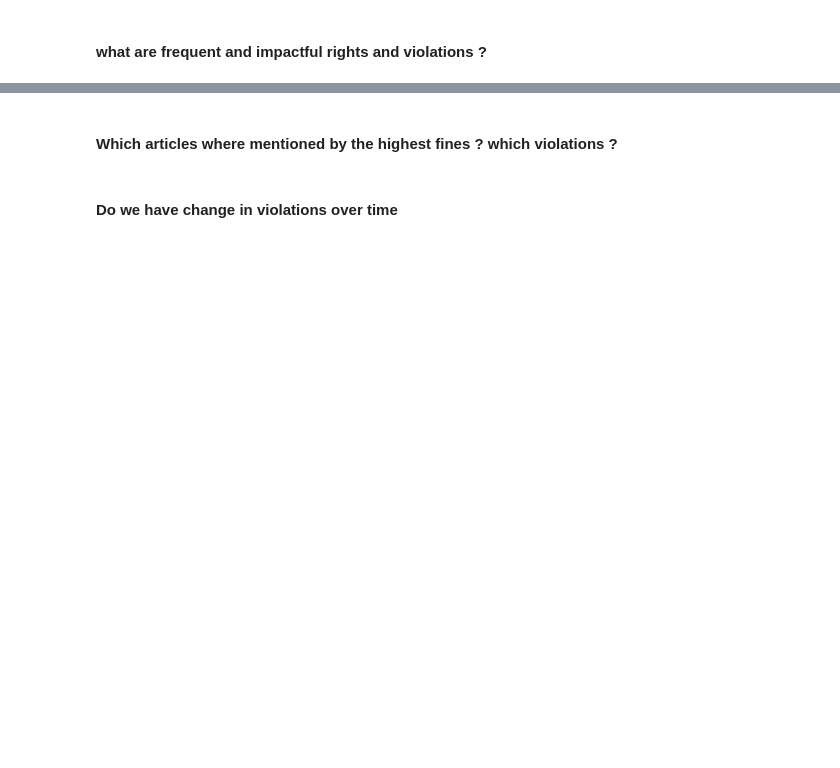
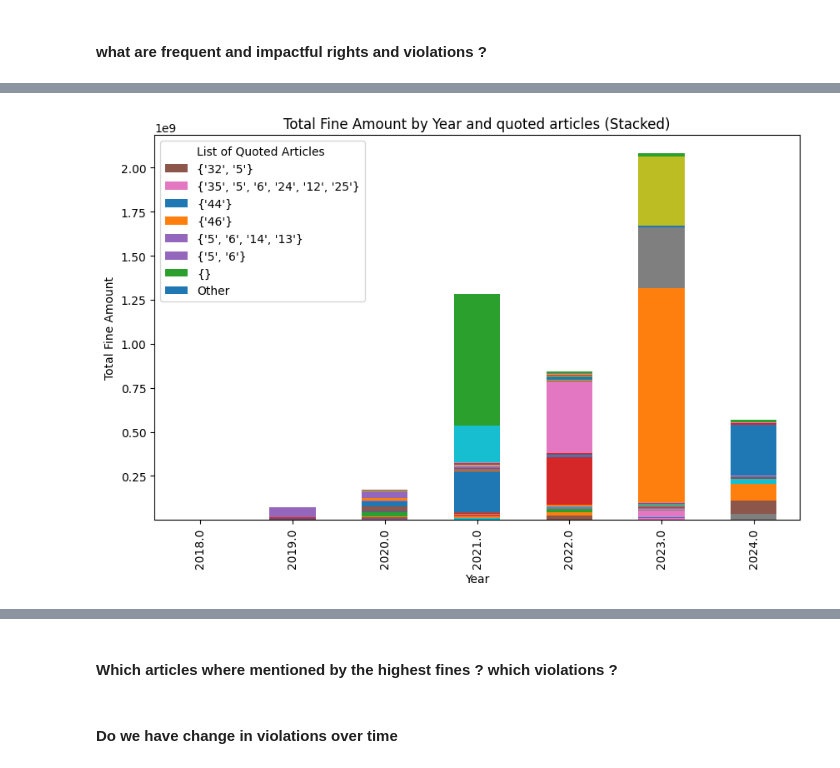
Before and after one commit to berstearns/garbage_collector, a Jupyter notebook: CCT/strategic-thinking/CA2/CA2.ipynb, the cells around one changed output, grey strips where cells are left out. Saved outputs shown, nothing was run; the diff lists cells and outputs as text; code cells hidden in the pictures; blank space fills up the shorter version.

```diff
--- a/CCT/strategic-thinking/CA2/CA2.ipynb
+++ b/CCT/strategic-thinking/CA2/CA2.ipynb
@@ -461,0 +516,43 @@ Name: count, dtype: int64
+# %%
+
+# Group by both 'type_of_fine' and 'year', then aggregate by the sum of 'fine_amount'
+group_by_quoted_articles_and_year = cleaned_df.groupby(by=["cleaned_quoted_articles", "year"])["fine_amount"].agg(["sum"])
+
+# Unstack the 'type_of_fine' to make each fine type a separate column
+group_by_quoted_articles_and_year_unstacked = group_by_quoted_articles_and_year.unstack(level="cleaned_quoted_articles")["sum"]
+
+# Plot the stacked bar chart
+ax = group_by_quoted_articles_and_year_unstacked.plot(kind="bar", stacked=True, figsize=(10, 6))
+
+# Adding labels and title
+plt.xlabel("Year")
+plt.ylabel("Total Fine Amount")
+plt.title("Total Fine Amount by Year and quoted articles (Stacked)")
+
+# Manually select the labels you want to show
+selected_labels =  ["{'32', '5'}", "{'5', '6', '14', '13'}", "{'5', '6'}",'{}',
+ "{'35', '5', '6', '24', '12', '25'}", "{'46'}", "{'44'}"]
+colors = ['#FF5733']*len(selected_labels) #'#33FF57']  # Example colors for selected labels
+
+# Get the current legend handles and labels
+handles, labels = ax.get_legend_handles_labels()
+
+# Filter out the desired handles and labels (keep only selected labels)
+filtered_handles = [handles[i] for i, label in enumerate(labels) if label in selected_labels]
+filtered_labels = [label for label in labels if label in selected_labels]
+
+# Assign the same color to all other labels
+other_handles = [handles[i] for i, label in enumerate(labels) if label not in selected_labels]
+other_labels = ['Other'] * 1  # Combine all non-selected labels as 'Other'
+
+# Combine selected and non-selected items
+final_handles = filtered_handles + other_handles
+final_labels = filtered_labels + other_labels
+
+# Apply new legend with colors
+plt.legend(handles=final_handles, labels=final_labels, title="List of Quoted Articles ", fontsize=10, bbox_to_anchor=(0, 1), loc="upper left")
+
+# Show the plot
+plt.show()
+# %% [output]
+[figure, added]
```
Also changed, not shown: parts of 12 cells of this notebook, 11 other files.
